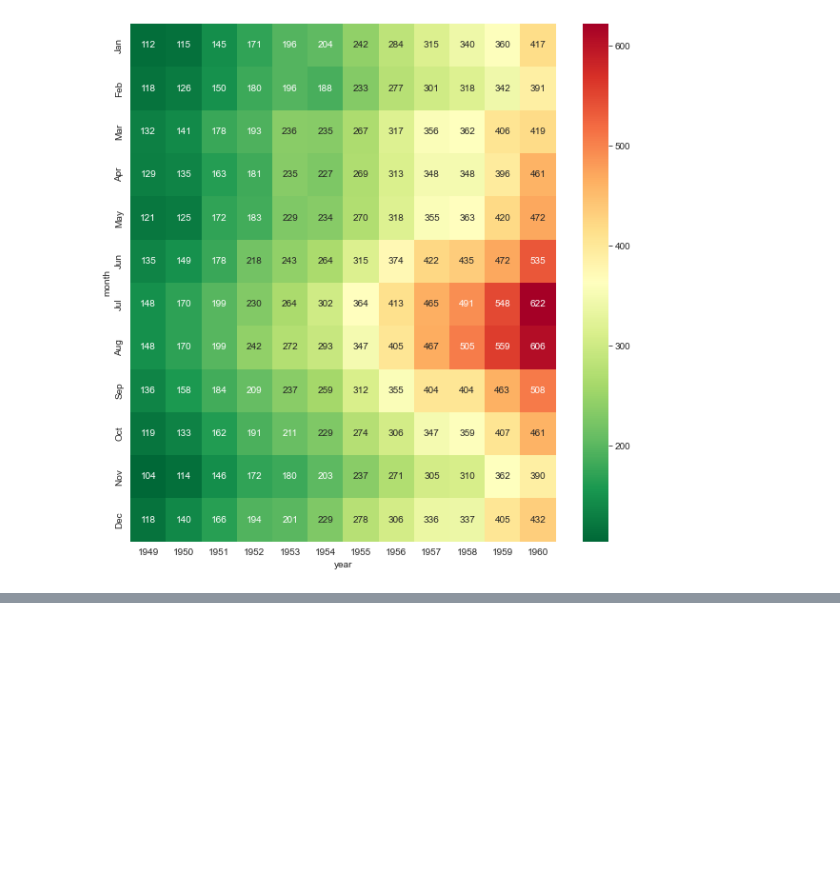
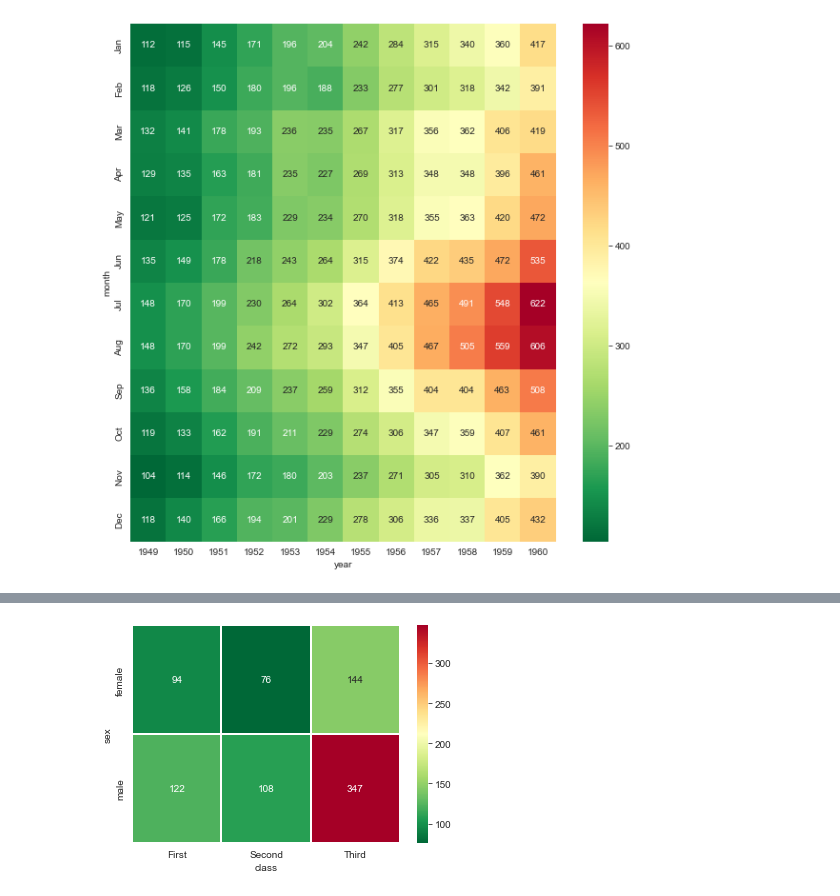
Before and after one commit to matodale/studyPython, a Jupyter notebook: 2022년04월07일_파이썬수업내용.ipynb, the cells around one changed output, grey strips where cells are left out. Drawn from its saved outputs; the diff is of its cells as text; code cells hidden in the pictures; blank space fills up the shorter version.

```diff
--- a/2022년04월07일_파이썬수업내용.ipynb
+++ b/2022년04월07일_파이썬수업내용.ipynb
@@ -285,0 +295,3 @@ plt.show()
+# %%
+titan = sns.load_dataset("titanic")
+titan
@@ -285,0 +312,6 @@ plt.show()
+# %%
+tit_data = titan.pivot_table(index=["sex"], columns=["class"], aggfunc='size')
+sns.heatmap(data=tit_data, annot=True, fmt='d', cmap="RdYlGn_r", linewidths=2)
+plt.show()
+# %% [output]
+[figure, added]
```
Also changed, not shown: parts of 7 cells of this notebook.
